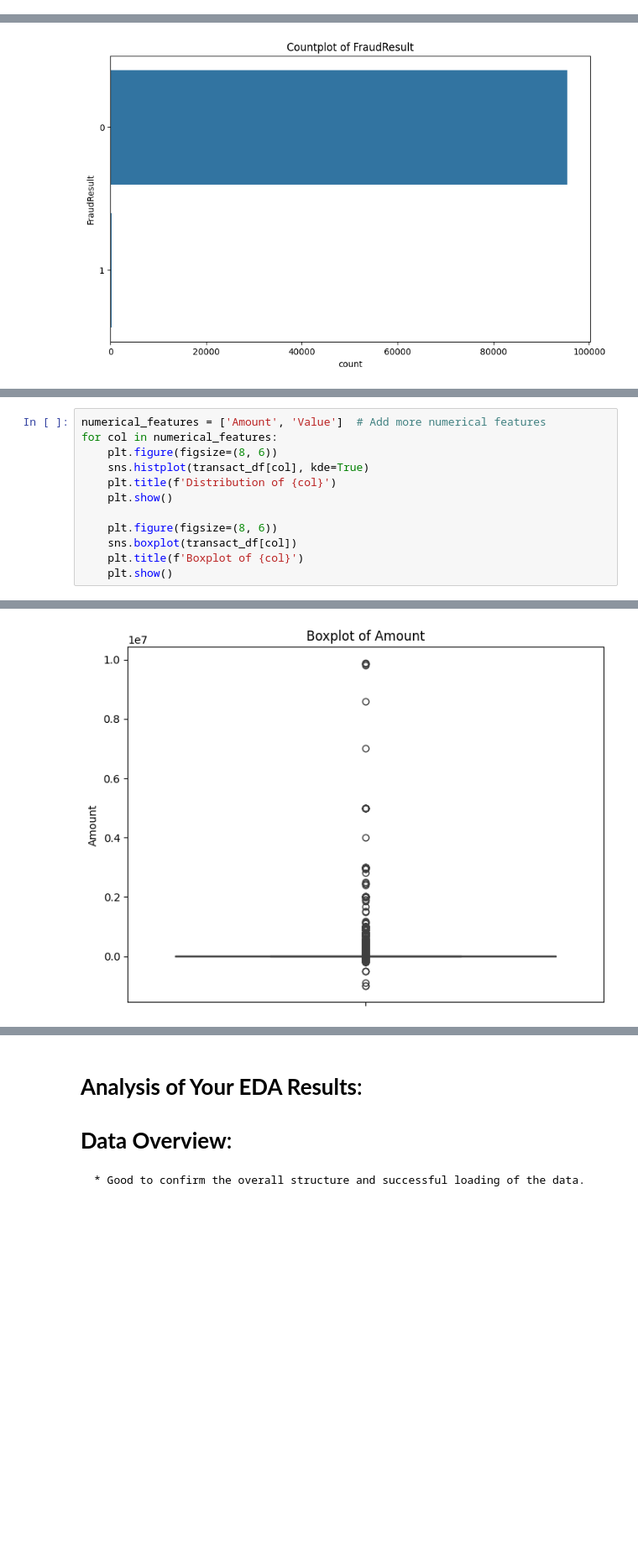
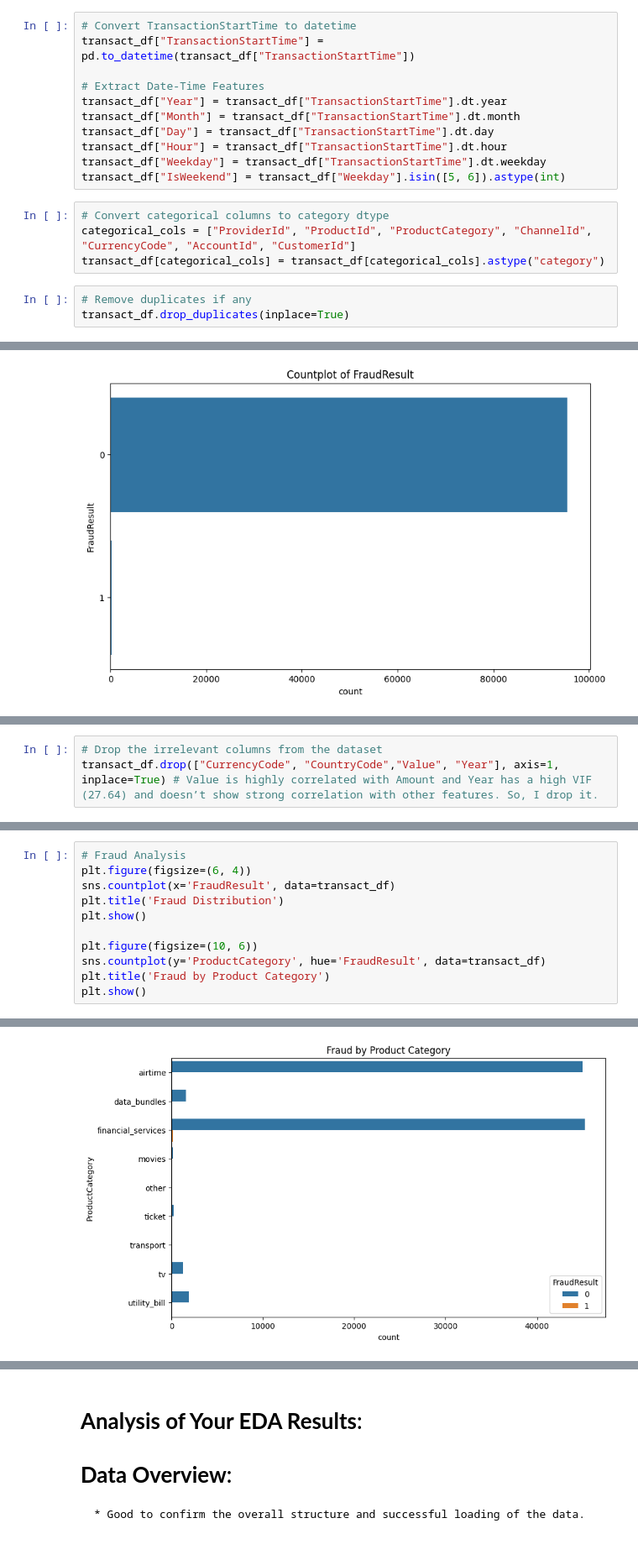
Before and after one commit to eyor23/BatiBank_SmartCredit, a Jupyter notebook: notebooks/eda.ipynb, the cells around one changed output, grey strips where cells are left out. Shown: that part at 84% size. Saved outputs shown, nothing was run; the diff lists cells and outputs as text; blank space fills up the shorter version.

```diff
--- a/notebooks/eda.ipynb
+++ b/notebooks/eda.ipynb
@@ -86,3 +67,21 @@ dtype: int64
+# %%
+# Convert TransactionStartTime to datetime
+transact_df["TransactionStartTime"] = pd.to_datetime(transact_df["TransactionStartTime"])
+
+# Extract Date-Time Features
+transact_df["Year"] = transact_df["TransactionStartTime"].dt.year
+transact_df["Month"] = transact_df["TransactionStartTime"].dt.month
+transact_df["Day"] = transact_df["TransactionStartTime"].dt.day
+transact_df["Hour"] = transact_df["TransactionStartTime"].dt.hour
+transact_df["Weekday"] = transact_df["TransactionStartTime"].dt.weekday
+transact_df["IsWeekend"] = transact_df["Weekday"].isin([5, 6]).astype(int)
+# %%
+# Convert categorical columns to category dtype
+categorical_cols = ["ProviderId", "ProductId", "ProductCategory", "ChannelId", "CurrencyCode", "AccountId", "CustomerId"]
+transact_df[categorical_cols] = transact_df[categorical_cols].astype("category")
+# %%
+# Remove duplicates if any
+transact_df.drop_duplicates(inplace=True)
 # %%
 transact_df.duplicated().sum()
 # %% [output]
@@ -117,0 +135,3 @@ for col in categorical_features:
+# %%
+# Drop the irrelevant columns from the dataset
+transact_df.drop(["CurrencyCode", "CountryCode","Value", "Year"], axis=1, inplace=True) # Value is highly correlated with Amount and Year has a high VIF (27.64) and doesn’t show strong correlation with other features. So, I drop it.
@@ -118,13 +193,12 @@ for col in categorical_features:
 # %%
-numerical_features = ['Amount', 'Value']  # Add more numerical features
-for col in numerical_features:
-    plt.figure(figsize=(8, 6))
-    sns.histplot(transact_df[col], kde=True)
-    plt.title(f'Distribution of {col}')
-    plt.show()
+# Fraud Analysis
+plt.figure(figsize=(6, 4))
+sns.countplot(x='FraudResult', data=transact_df)
+plt.title('Fraud Distribution')
+plt.show()
 
-    plt.figure(figsize=(8, 6))
-    sns.boxplot(transact_df[col])
-    plt.title(f'Boxplot of {col}')
-    plt.show()
+plt.figure(figsize=(10, 6))
+sns.countplot(y='ProductCategory', hue='FraudResult', data=transact_df)
+plt.title('Fraud by Product Category')
+plt.show()
 # %% [output]
@@ -132 +206 @@ for col in numerical_features:
-[figure, old version]
+[figure, new version]
```
Also changed, not shown: parts of 16 cells of this notebook.
